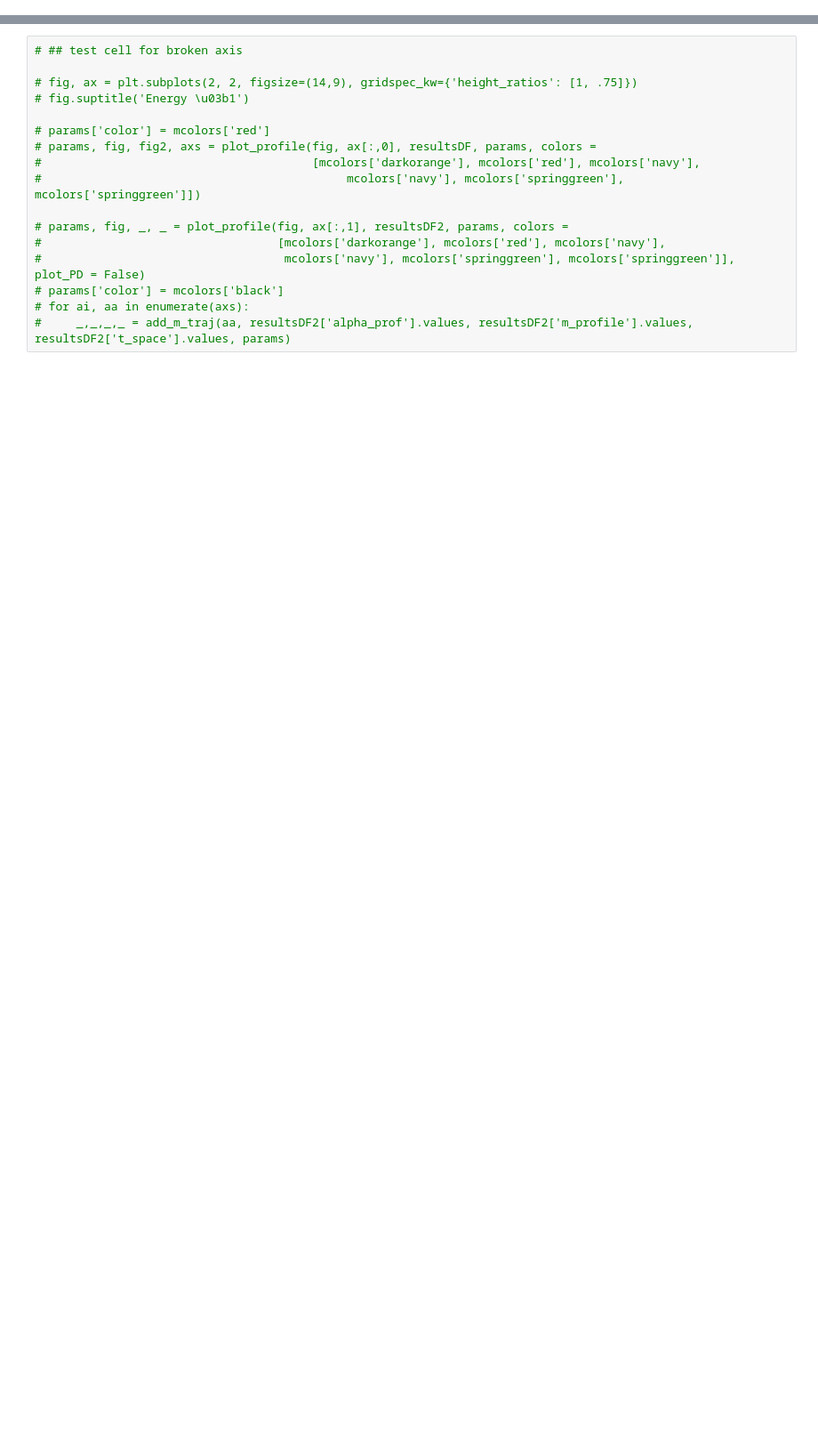
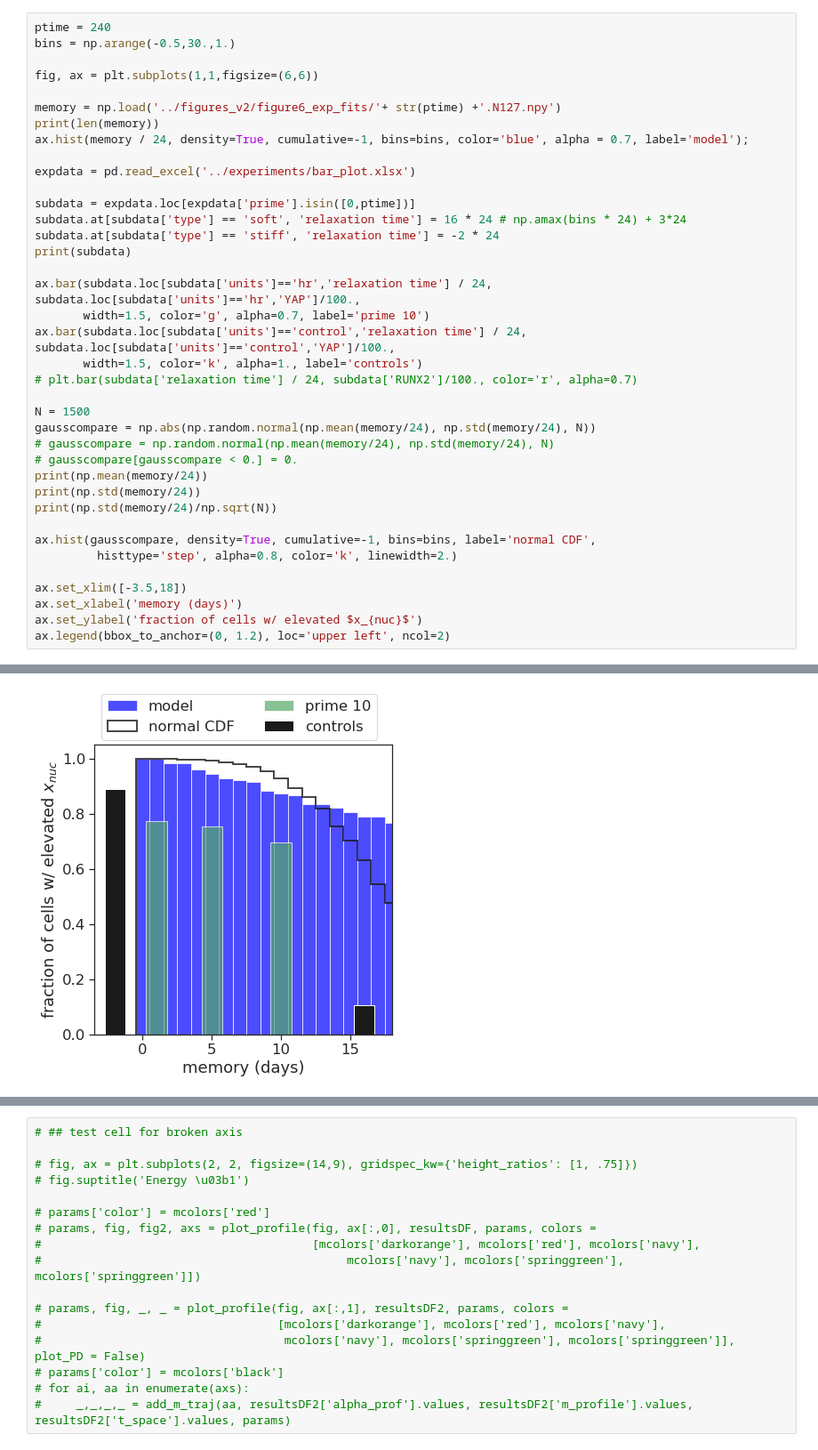
Before and after one commit to chris-price19/cell-mech-memory, a Jupyter notebook: stiff_genes_v2.ipynb, the cells around one changed output, grey strips where cells are left out. Shown at 89% size. Saved outputs shown, nothing was run; the diff lists cells and outputs as text; blank space fills up the shorter version.

```diff
--- a/stiff_genes_v2.ipynb
+++ b/stiff_genes_v2.ipynb
@@ -223,0 +309,39 @@ PD_profiles_exp_dynamicTS_perm_mem_v2.png
+# %%
+ptime = 240
+bins = np.arange(-0.5,30.,1.)
+
+fig, ax = plt.subplots(1,1,figsize=(6,6))
+
+memory = np.load('../figures_v2/figure6_exp_fits/'+ str(ptime) +'.N127.npy')
+print(len(memory))
+ax.hist(memory / 24, density=True, cumulative=-1, bins=bins, color='blue', alpha = 0.7, label='model');
+
+expdata = pd.read_excel('../experiments/bar_plot.xlsx')
+
+subdata = expdata.loc[expdata['prime'].isin([0,ptime])]
+subdata.at[subdata['type'] == 'soft', 'relaxation time'] = 16 * 24 # np.amax(bins * 24) + 3*24
+subdata.at[subdata['type'] == 'stiff', 'relaxation time'] = -2 * 24
+print(subdata)
+
+ax.bar(subdata.loc[subdata['units']=='hr','relaxation time'] / 24, subdata.loc[subdata['units']=='hr','YAP']/100.,
+       width=1.5, color='g', alpha=0.7, label='prime 10')
+ax.bar(subdata.loc[subdata['units']=='control','relaxation time'] / 24, subdata.loc[subdata['units']=='control','YAP']/100.,
+       width=1.5, color='k', alpha=1., label='controls')
+# plt.bar(subdata['relaxation time'] / 24, subdata['RUNX2']/100., color='r', alpha=0.7)
+
+N = 1500
+gausscompare = np.abs(np.random.normal(np.mean(memory/24), np.std(memory/24), N))
+# gausscompare = np.random.normal(np.mean(memory/24), np.std(memory/24), N)
+# gausscompare[gausscompare < 0.] = 0.
+print(np.mean(memory/24))
+print(np.std(memory/24))
+print(np.std(memory/24)/np.sqrt(N))
+
+ax.hist(gausscompare, density=True, cumulative=-1, bins=bins, label='normal CDF',
+         histtype='step', alpha=0.8, color='k', linewidth=2.)
+
+ax.set_xlim([-3.5,18])
+ax.set_xlabel('memory (days)')
+ax.set_ylabel('fraction of cells w/ elevated $x_{nuc}$')
+ax.legend(bbox_to_anchor=(0, 1.2), loc='upper left', ncol=2)
+# %% [output]
@@ -223,0 +364 @@ PD_profiles_exp_dynamicTS_perm_mem_v2.png
+[figure, added]
```
Also changed, not shown: parts of 8 cells of this notebook, 5 other files.
